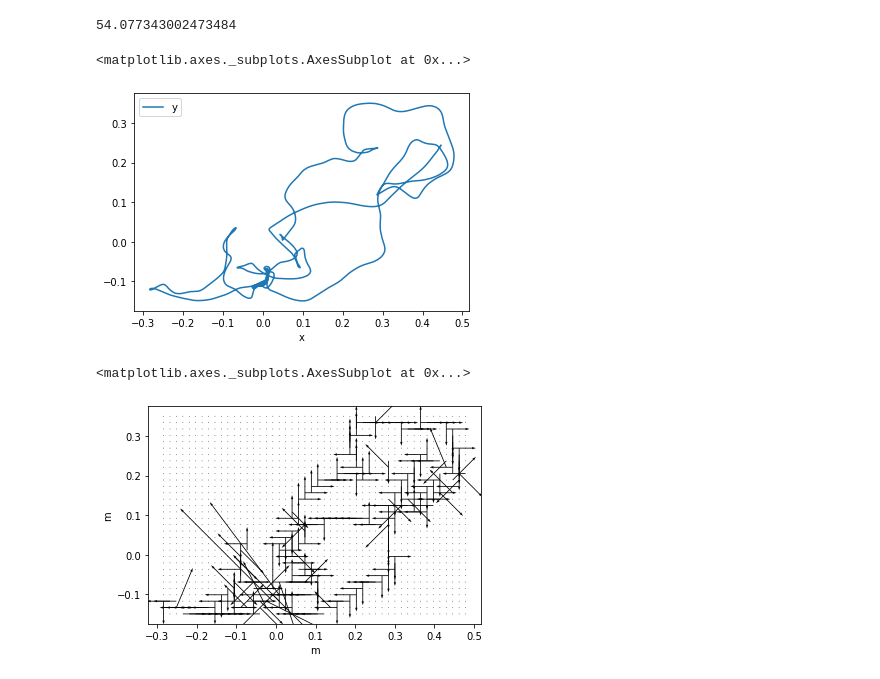
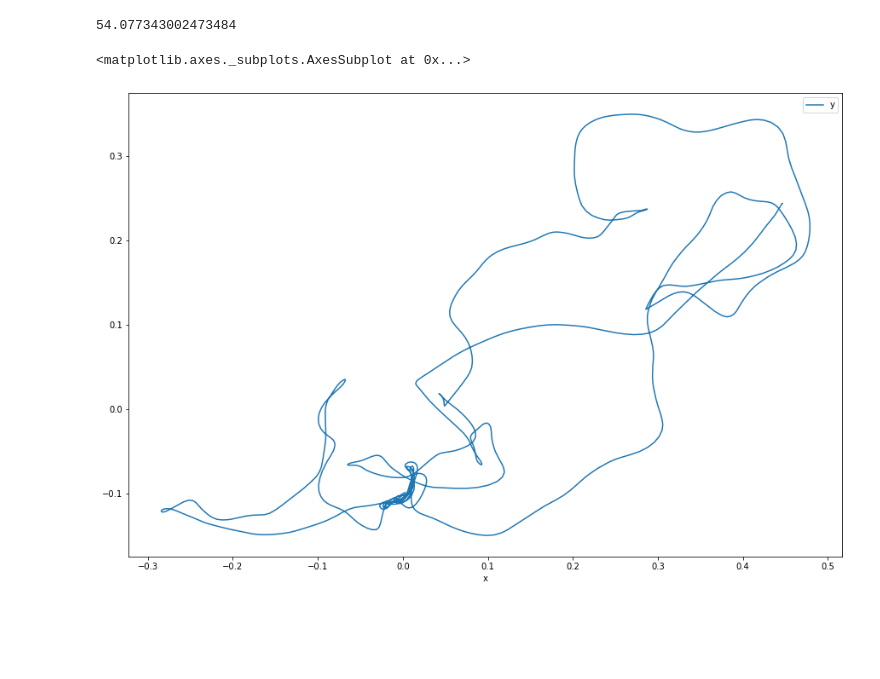
Before and after one commit to sazio/Transients, a Jupyter notebook: Python/DynamicTimeWarping.ipynb, the cells around one changed output. Saved outputs shown, nothing was run; the diff lists cells and outputs as text; code cells hidden in the pictures; blank space fills up the shorter version.

```diff
--- a/Python/DynamicTimeWarping.ipynb
+++ b/Python/DynamicTimeWarping.ipynb
@@ -92,12 +123,9 @@ seq1t = traja.TrajaDataFrame(seq1, columns = ["x","y"])
 seq2t = traja.TrajaDataFrame(seq2, columns = ["x","y"])
 seq3t = traja.TrajaDataFrame(seq3, columns = ["x","y"])
 # %%
-traja.smooth_sg(seq1t).plot(x = "x", y = "y")
+traja.smooth_sg(seq1t).plot(x = "x", y = "y", figsize = (15,10))
 # %% [output]
 <matplotlib.axes._subplots.AxesSubplot at 0x...>
-[figure, old version]
+[figure, new version]
 # %%
-traja.plot_quiver(seq1t, bins=32)
+#traja.plot_quiver(seq1t, bins=32)
-# %% [output]
-<matplotlib.axes._subplots.AxesSubplot at 0x...>
-[figure, removed]
```
Also changed, not shown: parts of 13 cells of this notebook.
